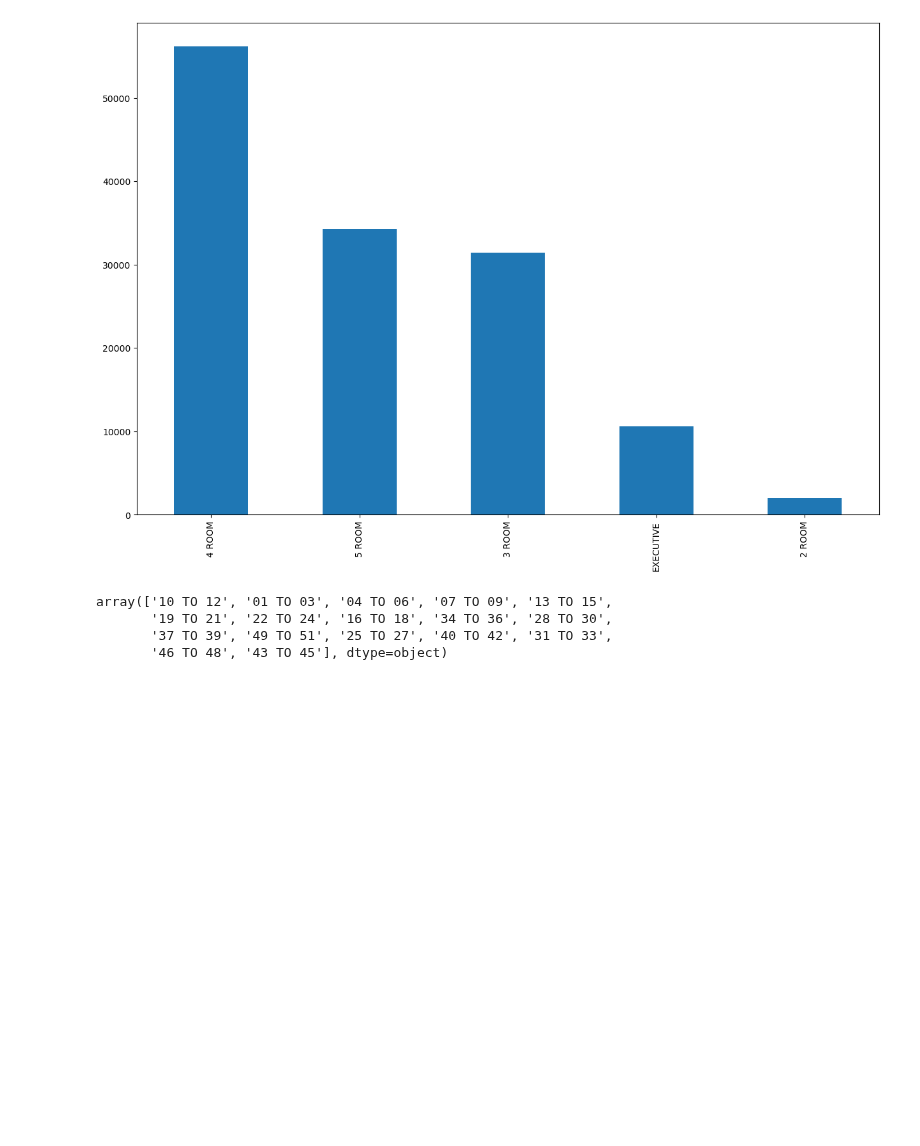
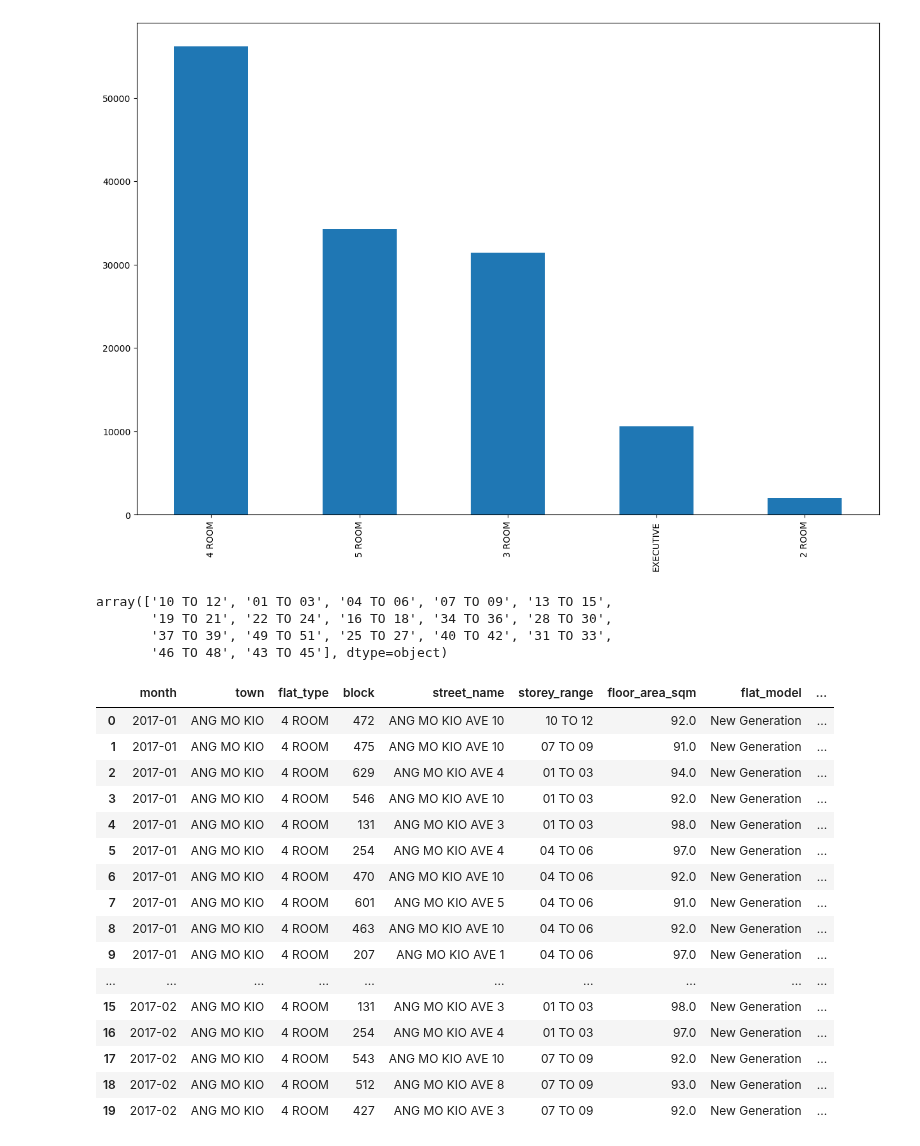
Before and after one commit to wilteeth/SWE, a Jupyter notebook: Resale Flat Price Data-Cleaning.ipynb, the cells around one changed output. Drawn from its saved outputs; the diff is of its cells as text; code cells hidden in the pictures; blank space fills up the shorter version.

```diff
--- a/Resale Flat Price Data-Cleaning.ipynb
+++ b/Resale Flat Price Data-Cleaning.ipynb
@@ -57,0 +55,23 @@ room4_df.to_csv("4-room-flat-data.csv")
+# %%
+room4_df = pd.merge(x_df, flatprem[['flat_model','flat_model_premium']],on='flat_model')
+room4_df.head(20)
+#room4_df= room4_df.drop(['Unnamed: 0'],axis=1)
+#room4_df.to_csv("4-room-flat-data.csv")
+# %% [output]
+|  | month | town | flat_type | block | street_name | storey_range | floor_area_sqm | flat_model | ... |
+| 0 | 2017-01 | ANG MO KIO | 4 ROOM | 472 | ANG MO KIO AVE 10 | 10 TO 12 | 92.0 | New Generation | ... |
+| 1 | 2017-01 | ANG MO KIO | 4 ROOM | 475 | ANG MO KIO AVE 10 | 07 TO 09 | 91.0 | New Generation | ... |
+| 2 | 2017-01 | ANG MO KIO | 4 ROOM | 629 | ANG MO KIO AVE 4 | 01 TO 03 | 94.0 | New Generation | ... |
+| 3 | 2017-01 | ANG MO KIO | 4 ROOM | 546 | ANG MO KIO AVE 10 | 01 TO 03 | 92.0 | New Generation | ... |
+| 4 | 2017-01 | ANG MO KIO | 4 ROOM | 131 | ANG MO KIO AVE 3 | 01 TO 03 | 98.0 | New Generation | ... |
+| 5 | 2017-01 | ANG MO KIO | 4 ROOM | 254 | ANG MO KIO AVE 4 | 04 TO 06 | 97.0 | New Generation | ... |
+| 6 | 2017-01 | ANG MO KIO | 4 ROOM | 470 | ANG MO KIO AVE 10 | 04 TO 06 | 92.0 | New Generation | ... |
+| 7 | 2017-01 | ANG MO KIO | 4 ROOM | 601 | ANG MO KIO AVE 5 | 04 TO 06 | 91.0 | New Generation | ... |
+| 8 | 2017-01 | ANG MO KIO | 4 ROOM | 463 | ANG MO KIO AVE 10 | 04 TO 06 | 92.0 | New Generation | ... |
+| 9 | 2017-01 | ANG MO KIO | 4 ROOM | 207 | ANG MO KIO AVE 1 | 04 TO 06 | 97.0 | New Generation | ... |
+| ... | ... | ... | ... | ... | ... | ... | ... | ... | ... |
+| 15 | 2017-02 | ANG MO KIO | 4 ROOM | 131 | ANG MO KIO AVE 3 | 01 TO 03 | 98.0 | New Generation | ... |
+| 16 | 2017-02 | ANG MO KIO | 4 ROOM | 254 | ANG MO KIO AVE 4 | 01 TO 03 | 97.0 | New Generation | ... |
+| 17 | 2017-02 | ANG MO KIO | 4 ROOM | 543 | ANG MO KIO AVE 10 | 07 TO 09 | 92.0 | New Generation | ... |
+| 18 | 2017-02 | ANG MO KIO | 4 ROOM | 512 | ANG MO KIO AVE 8 | 07 TO 09 | 93.0 | New Generation | ... |
+| 19 | 2017-02 | ANG MO KIO | 4 ROOM | 427 | ANG MO KIO AVE 3 | 07 TO 09 | 92.0 | New Generation | ... |
```
Also changed, not shown: parts of 7 cells of this notebook.
